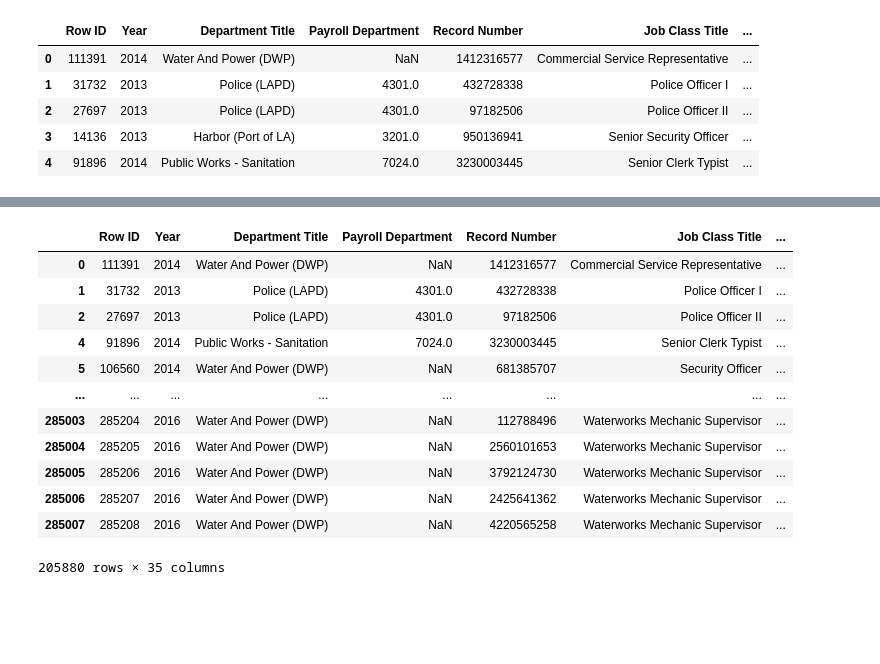
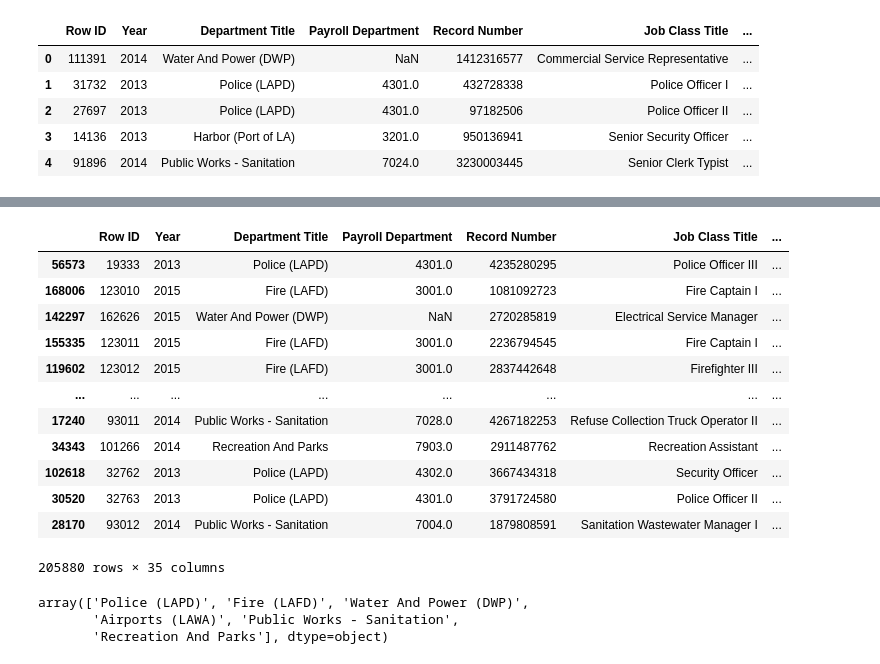
Before and after one commit to harikapeddi/Los_Angeles_Data_Project1, a Jupyter notebook: Salary.ipynb, the cells around one changed output, grey strips where cells are left out. Drawn from its saved outputs; the diff is of its cells as text; code cells hidden in the pictures; blank space fills up the shorter version.

Commit message:
selected data as dataset and added plots

```diff
--- a/Salary.ipynb
+++ b/Salary.ipynb
@@ -68,16 +58,24 @@ select_data
 # %%
-salary_data.loc[salary_data['Department Title'].isin(select_index)]
+dataset = salary_data.loc[salary_data['Department Title'].isin(select_index)].copy(deep=True)
+dataset = dataset.sort_values('Total Payments', ascending = False)
+dataset
 # %% [output]
 |  | Row ID | Year | Department Title | Payroll Department | Record Number | Job Class Title | ... |
-| 0 | 111391 | 2014 | Water And Power (DWP) | NaN | 1412316577 | Commercial Service Representative | ... |
-| 1 | 31732 | 2013 | Police (LAPD) | 4301.0 | 432728338 | Police Officer I | ... |
-| 2 | 27697 | 2013 | Police (LAPD) | 4301.0 | 97182506 | Police Officer II | ... |
-| 4 | 91896 | 2014 | Public Works - Sanitation | 7024.0 | 3230003445 | Senior Clerk Typist | ... |
-| 5 | 106560 | 2014 | Water And Power (DWP) | NaN | 681385707 | Security Officer | ... |
+| 56573 | 19333 | 2013 | Police (LAPD) | 4301.0 | 4235280295 | Police Officer III | ... |
+| 168006 | 123010 | 2015 | Fire (LAFD) | 3001.0 | 1081092723 | Fire Captain I | ... |
+| 142297 | 162626 | 2015 | Water And Power (DWP) | NaN | 2720285819 | Electrical Service Manager | ... |
+| 155335 | 123011 | 2015 | Fire (LAFD) | 3001.0 | 2236794545 | Fire Captain I | ... |
+| 119602 | 123012 | 2015 | Fire (LAFD) | 3001.0 | 2837442648 | Firefighter III | ... |
 | ... | ... | ... | ... | ... | ... | ... | ... |
-| 285003 | 285204 | 2016 | Water And Power (DWP) | NaN | 112788496 | Waterworks Mechanic Supervisor | ... |
-| 285004 | 285205 | 2016 | Water And Power (DWP) | NaN | 2560101653 | Waterworks Mechanic Supervisor | ... |
-| 285005 | 285206 | 2016 | Water And Power (DWP) | NaN | 3792124730 | Waterworks Mechanic Supervisor | ... |
-| 285006 | 285207 | 2016 | Water And Power (DWP) | NaN | 2425641362 | Waterworks Mechanic Supervisor | ... |
-| 285007 | 285208 | 2016 | Water And Power (DWP) | NaN | 4220565258 | Waterworks Mechanic Supervisor | ... |
+| 17240 | 93011 | 2014 | Public Works - Sanitation | 7028.0 | 4267182253 | Refuse Collection Truck Operator II | ... |
+| 34343 | 101266 | 2014 | Recreation And Parks | 7903.0 | 2911487762 | Recreation Assistant | ... |
+| 102618 | 32762 | 2013 | Police (LAPD) | 4302.0 | 3667434318 | Security Officer | ... |
+| 30520 | 32763 | 2013 | Police (LAPD) | 4301.0 | 3791724580 | Police Officer II | ... |
+| 28170 | 93012 | 2014 | Public Works - Sanitation | 7004.0 | 1879808591 | Sanitation Wastewater Manager I | ... |
 205880 rows × 35 columns
+# %%
+dataset['Department Title'].unique()
+# %% [output]
+array(['Police (LAPD)', 'Fire (LAFD)', 'Water And Power (DWP)',
+       'Airports (LAWA)', 'Public Works - Sanitation',
+       'Recreation And Parks'], dtype=object)
```
Also changed, not shown: parts of 6 cells of this notebook.
